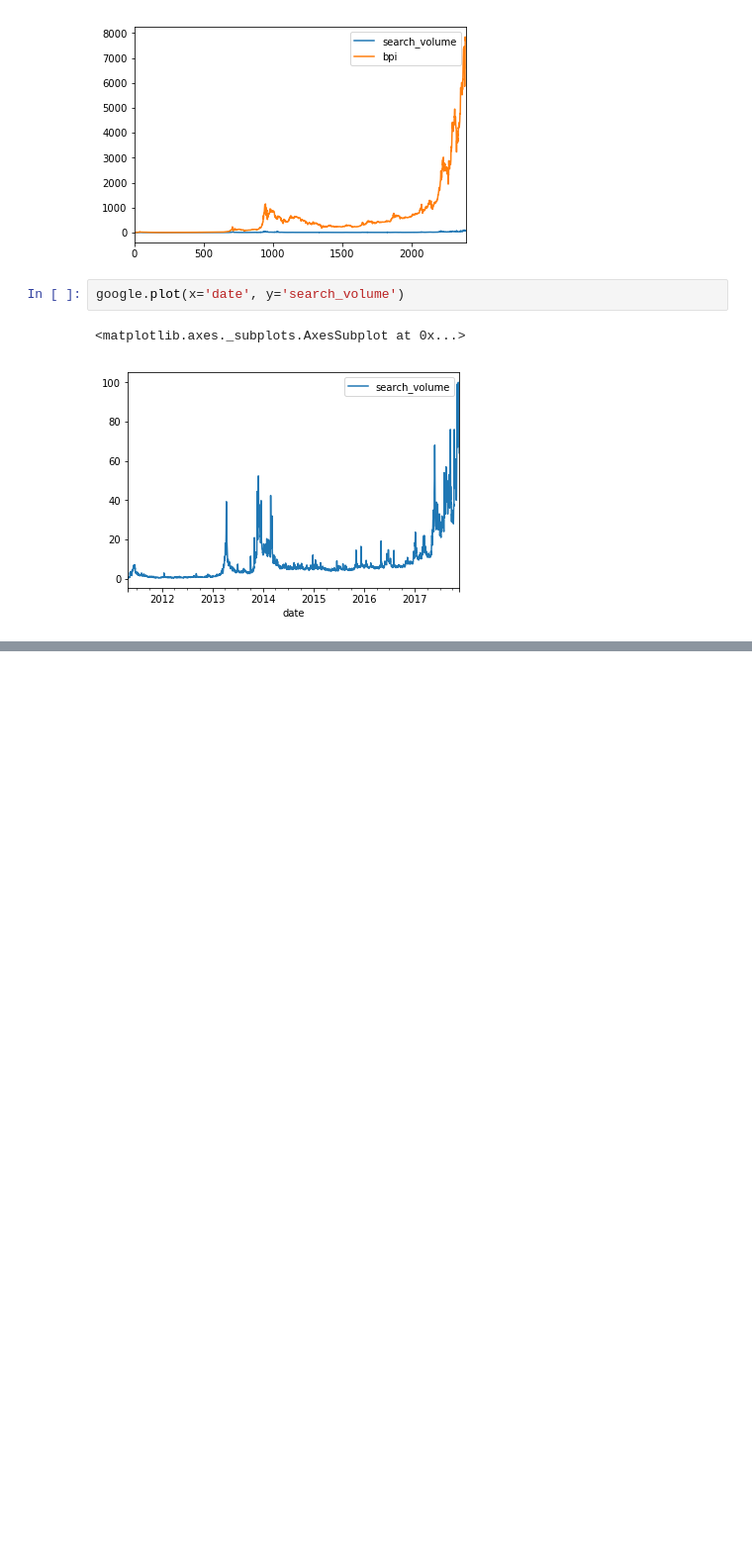
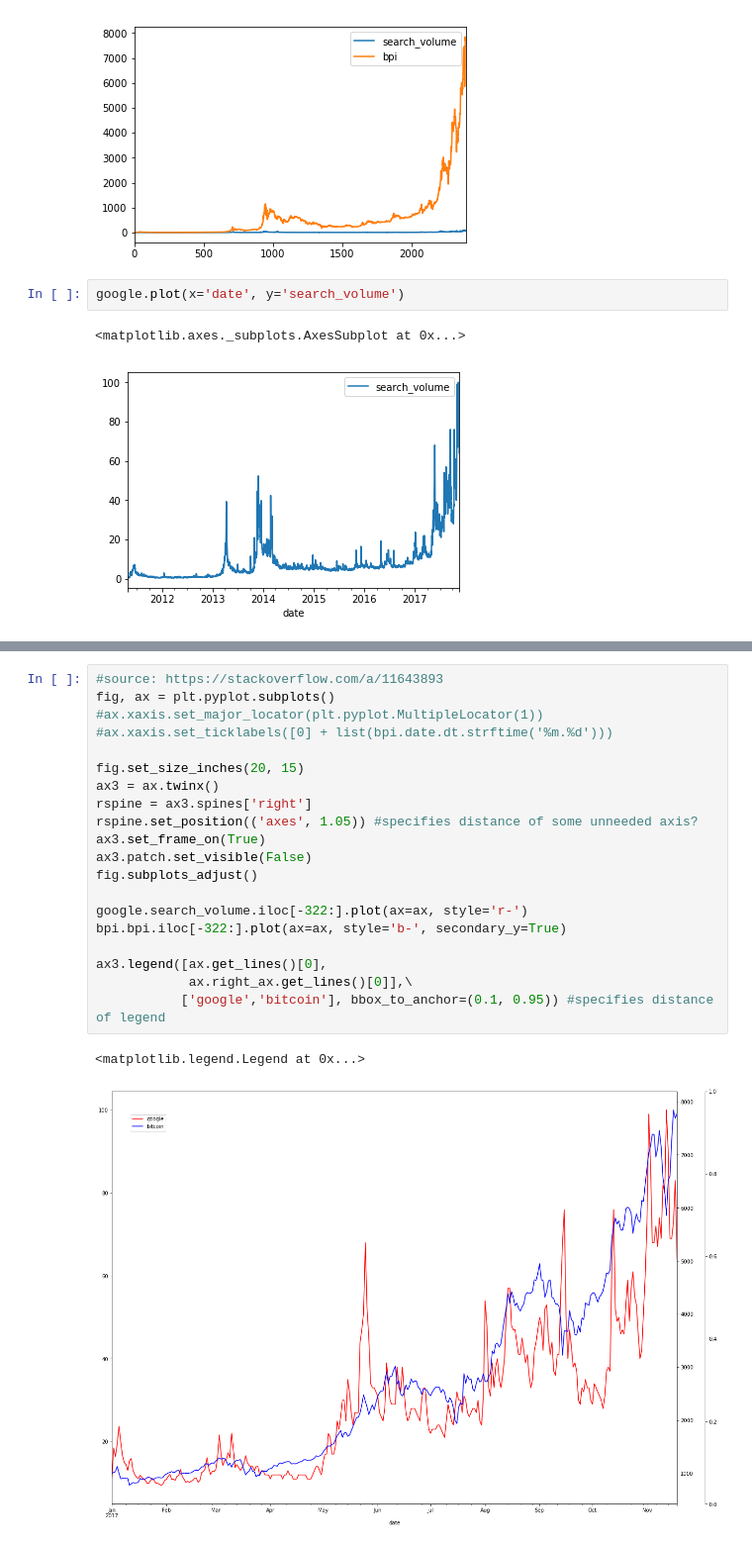
Before and after one commit to thutrangdong/coding-thesis, a Jupyter notebook: workspace_jupyter/Production.ipynb, the cells around one changed output, grey strips where cells are left out. Shown at 99% size. Saved outputs shown, nothing was run; the diff lists cells and outputs as text; blank space fills up the shorter version.

```diff
--- a/workspace_jupyter/Production.ipynb
+++ b/workspace_jupyter/Production.ipynb
@@ -67,0 +72,23 @@ from scipy.stats.stats import pearsonr
+# %%
+#source: https://stackoverflow.com/a/11643893
+fig, ax = plt.pyplot.subplots()
+#ax.xaxis.set_major_locator(plt.pyplot.MultipleLocator(1))
+#ax.xaxis.set_ticklabels([0] + list(bpi.date.dt.strftime('%m.%d')))
+
+fig.set_size_inches(20, 15)
+ax3 = ax.twinx()
+rspine = ax3.spines['right']
+rspine.set_position(('axes', 1.05)) #specifies distance of some unneeded axis?
+ax3.set_frame_on(True)
+ax3.patch.set_visible(False)
+fig.subplots_adjust()
+
+google.search_volume.iloc[-322:].plot(ax=ax, style='r-')
+bpi.bpi.iloc[-322:].plot(ax=ax, style='b-', secondary_y=True)
+
+ax3.legend([ax.get_lines()[0],
+            ax.right_ax.get_lines()[0]],\
+           ['google','bitcoin'], bbox_to_anchor=(0.1, 0.95)) #specifies distance of legend
+# %% [output]
+<matplotlib.legend.Legend at 0x...>
+[figure, added]
```
Also changed, not shown: parts of 10 cells of this notebook, 1 other file.
